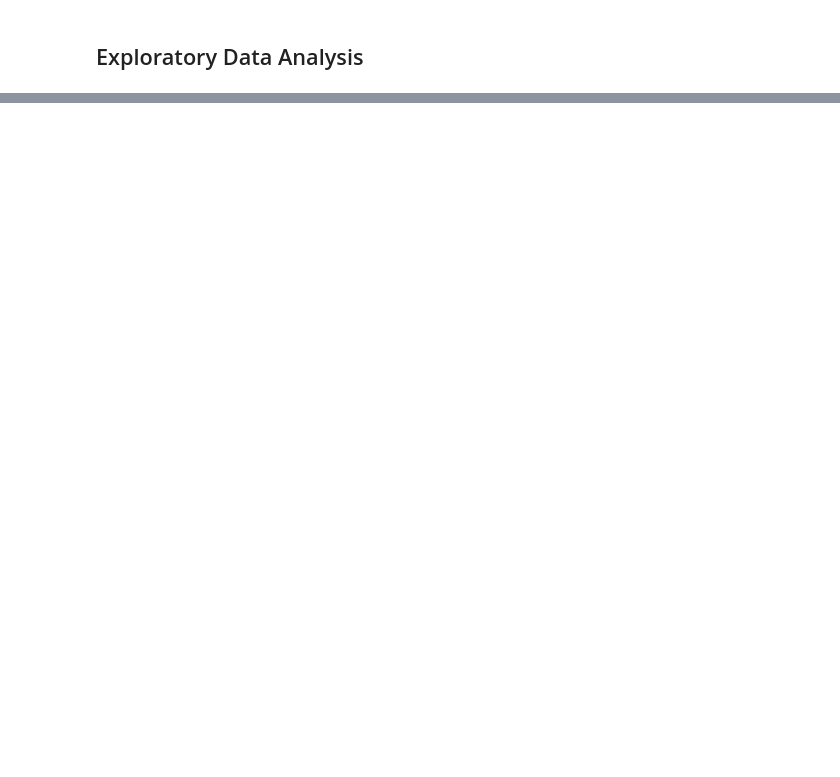
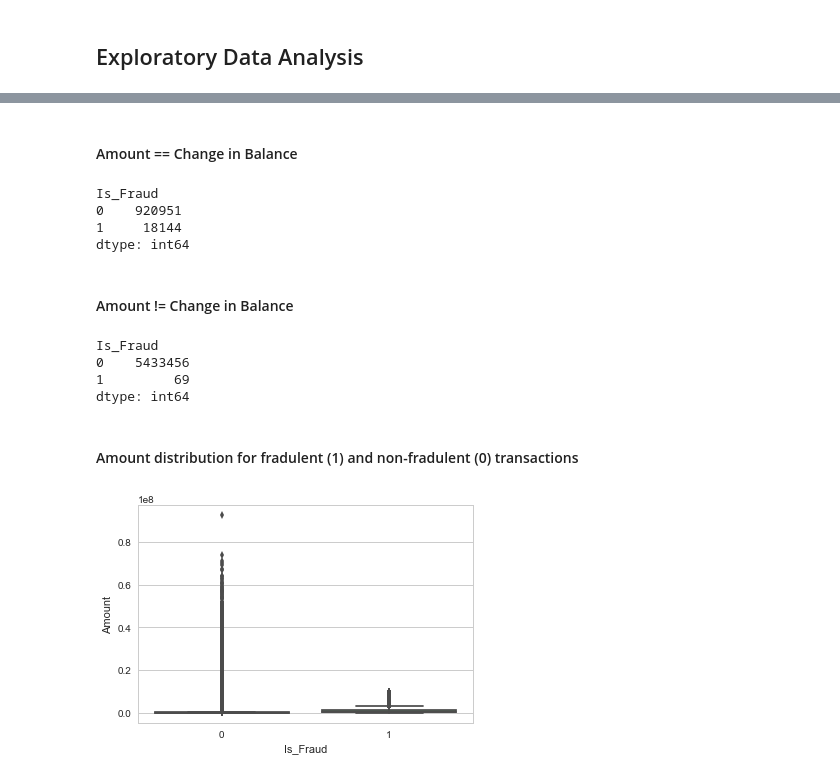
Before and after one commit to mathurp/ML4CreditCardFraudDetection, a Jupyter notebook: STA2453-Project.ipynb, the cells around one changed output, grey strips where cells are left out. Drawn from its saved outputs; the diff is of its cells as text; code cells hidden in the pictures; blank space fills up the shorter version.

```diff
--- a/STA2453-Project.ipynb
+++ b/STA2453-Project.ipynb
@@ -27,0 +103,4 @@ data.head()
+# %%
+whole_data['Client_change_in_balance'] = whole_data['Cleint_New_Balance'] - whole_data['Client_Old_Balance']
+whole_data['Merchant_change_in_balance'] = whole_data['Merchant_New_Balance'] - whole_data['Merchant_Old_Balance']
+whole_data['percentage_of_balance'] = (whole_data['Amount']/whole_data['Client_Old_Balance']) *100
@@ -27,0 +121,5 @@ data.head()
+# %%
+# Replacing NAN with 0
+whole_data['percentage_of_balance'] = whole_data['percentage_of_balance'].fillna(0)
+# Replacing infinity values with -1 (Rows with amount>0 and Client old balance == 0)
+whole_data['percentage_of_balance'] = whole_data['percentage_of_balance'].replace([np.inf], -1)
@@ -27,0 +128,26 @@ data.head()
+# %% [markdown]
+#### Amount == Change in Balance
+# %%
+whole_data[whole_data['Amount']==abs(whole_data['Client_change_in_balance'])].groupby('Is_Fraud').size()
+# %% [output]
+Is_Fraud
+0    920951
+1     18144
+dtype: int64
+# %% [markdown]
+#### Amount != Change in Balance
+# %%
+whole_data[whole_data['Amount']!=abs(whole_data['Client_change_in_balance'])].groupby('Is_Fraud').size()
+# %% [output]
+Is_Fraud
+0    5433456
+1         69
+dtype: int64
+# %% [markdown]
+#### Amount distribution for fradulent (1) and non-fradulent (0) transactions
+# %%
+sns.set(style="whitegrid")
+sns.boxplot(x="Is_Fraud", y="Amount", data=whole_data)
+plt.show()
+# %% [output]
+[figure, added]
```
Also changed, not shown: parts of 38 cells of this notebook.
